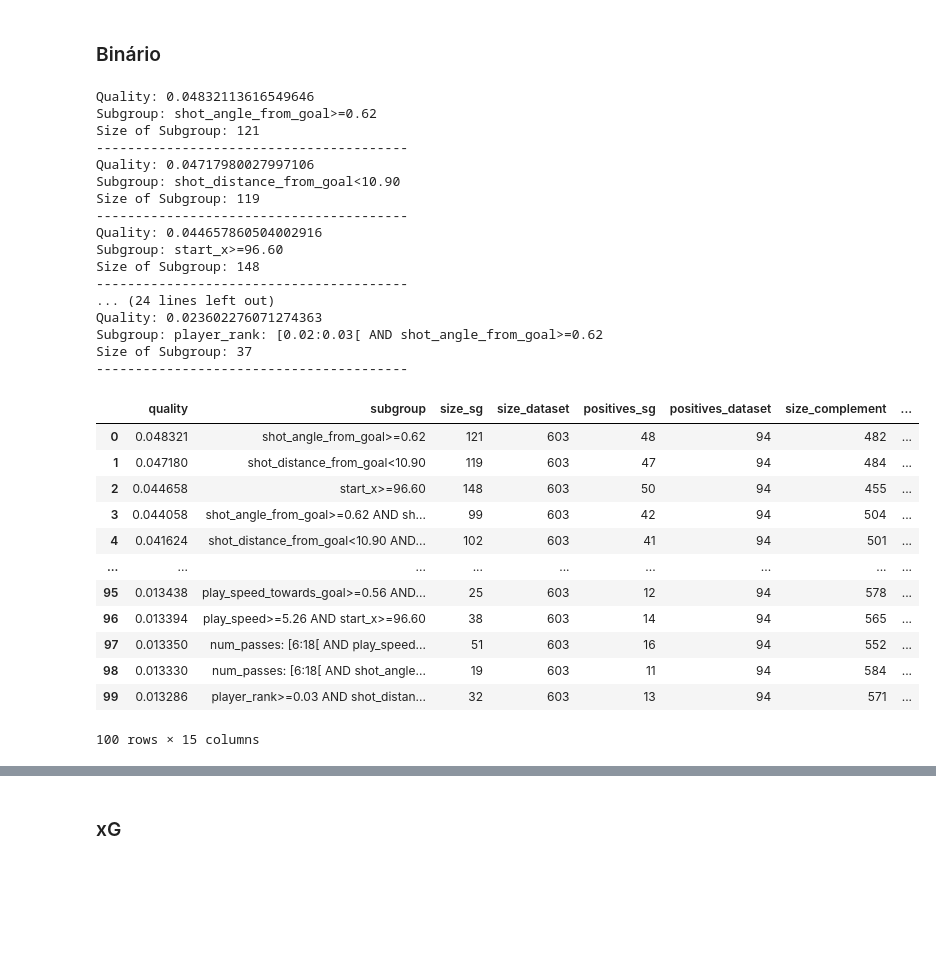
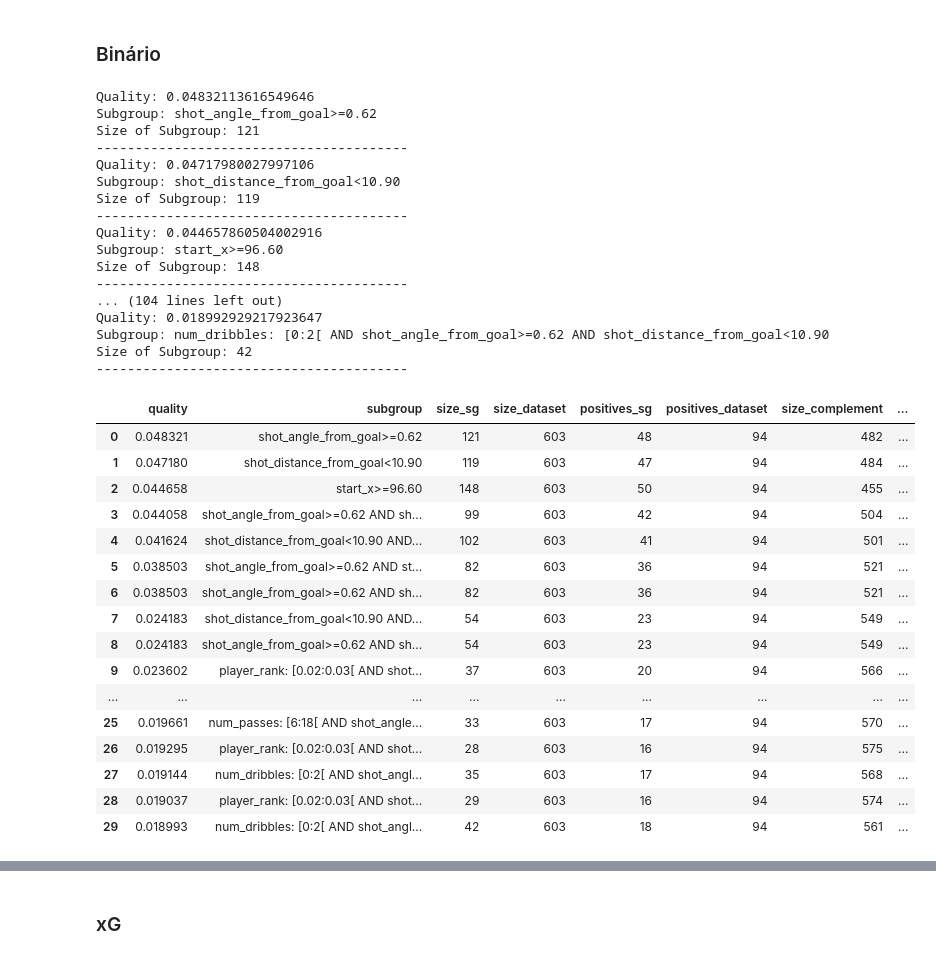
Before and after one commit to lframosferreira/projeto-ad, a Jupyter notebook: notebooks/subgroup_discovery_analysis.ipynb, the cells around one changed output, grey strips where cells are left out. Cells and saved outputs as stored; diff of their text form; code cells hidden in the pictures; blank space fills up the shorter version.

Commit message:
Finalizando parte dos resultados

```diff
--- a/notebooks/subgroup_discovery_analysis.ipynb
+++ b/notebooks/subgroup_discovery_analysis.ipynb
@@ -1421,7 +1421,7 @@ search_algorithm = ps.BeamSearch(250)
 result = search_algorithm.execute(task)
 
 # Exibir os resultados
-for sg_result in result.to_dataframe().head(10).itertuples(index=False):
+for sg_result in result.to_dataframe().head(30).itertuples(index=False):
     print(f"Quality: {sg_result.quality}")
     print(f"Subgroup: {sg_result.subgroup}")
     print(f"Size of Subgroup: {sg_result.size_sg}")
@@ -1432,45 +1432,49 @@ for sg_result in result.to_dataframe().head(10).itertuples(index=False):
     # print(f"Relative Size of Subgroup: {sg_result.relative_size_sg}")
     # print(f"Relative Size of Complement: {sg_result.relative_size_complement}")
     # print(f"Coverage of Subgroup: {sg_result.coverage_sg}")
     # print(f"Coverage of Complement: {sg_result.coverage_complement}")
     # print(f"Target Share in Subgroup: {sg_result.target_share_sg}")
     # print(f"Target Share in Complement: {sg_result.target_share_complement}")
     # print(f"Target Share in Dataset: {sg_result.target_share_dataset}")
     # print(f"Lift: {sg_result.lift}")
     print("-" * 40)
 
-result.to_dataframe()
+result.to_dataframe().head(30)
 # %% [output]
 Quality: 0.04832113616549646
 Subgroup: shot_angle_from_goal>=0.62
 Size of Subgroup: 121
 ----------------------------------------
 Quality: 0.04717980027997106
 Subgroup: shot_distance_from_goal<10.90
 Size of Subgroup: 119
 ----------------------------------------
 Quality: 0.044657860504002916
 Subgroup: start_x>=96.60
 Size of Subgroup: 148
 ----------------------------------------
-... (24 lines left out)
-Quality: 0.023602276071274363
-Subgroup: player_rank: [0.02:0.03[ AND shot_angle_from_goal>=0.62
-Size of Subgroup: 37
+... (104 lines left out)
+Quality: 0.018992929217923647
+Subgroup: num_dribbles: [0:2[ AND shot_angle_from_goal>=0.62 AND shot_distance_from_goal<10.90
+Size of Subgroup: 42
 ----------------------------------------
 |  | quality | subgroup | size_sg | size_dataset | positives_sg | positives_dataset | size_complement | ... |
 | 0 | 0.048321 | shot_angle_from_goal>=0.62 | 121 | 603 | 48 | 94 | 482 | ... |
 | 1 | 0.047180 | shot_distance_from_goal<10.90 | 119 | 603 | 47 | 94 | 484 | ... |
 | 2 | 0.044658 | start_x>=96.60 | 148 | 603 | 50 | 94 | 455 | ... |
 | 3 | 0.044058 | shot_angle_from_goal>=0.62 AND sh... | 99 | 603 | 42 | 94 | 504 | ... |
 | 4 | 0.041624 | shot_distance_from_goal<10.90 AND... | 102 | 603 | 41 | 94 | 501 | ... |
+| 5 | 0.038503 | shot_angle_from_goal>=0.62 AND st... | 82 | 603 | 36 | 94 | 521 | ... |
+| 6 | 0.038503 | shot_angle_from_goal>=0.62 AND sh... | 82 | 603 | 36 | 94 | 521 | ... |
+| 7 | 0.024183 | shot_distance_from_goal<10.90 AND... | 54 | 603 | 23 | 94 | 549 | ... |
+| 8 | 0.024183 | shot_angle_from_goal>=0.62 AND sh... | 54 | 603 | 23 | 94 | 549 | ... |
+| 9 | 0.023602 | player_rank: [0.02:0.03[ AND shot... | 37 | 603 | 20 | 94 | 566 | ... |
 | ... | ... | ... | ... | ... | ... | ... | ... | ... |
-| 95 | 0.013438 | play_speed_towards_goal>=0.56 AND... | 25 | 603 | 12 | 94 | 578 | ... |
-| 96 | 0.013394 | play_speed>=5.26 AND start_x>=96.60 | 38 | 603 | 14 | 94 | 565 | ... |
-| 97 | 0.013350 | num_passes: [6:18[ AND play_speed... | 51 | 603 | 16 | 94 | 552 | ... |
-| 98 | 0.013330 | num_passes: [6:18[ AND shot_angle... | 19 | 603 | 11 | 94 | 584 | ... |
-| 99 | 0.013286 | player_rank>=0.03 AND shot_distan... | 32 | 603 | 13 | 94 | 571 | ... |
+| 25 | 0.019661 | num_passes: [6:18[ AND shot_angle... | 33 | 603 | 17 | 94 | 570 | ... |
+| 26 | 0.019295 | player_rank: [0.02:0.03[ AND shot... | 28 | 603 | 16 | 94 | 575 | ... |
+| 27 | 0.019144 | num_dribbles: [0:2[ AND shot_angl... | 35 | 603 | 17 | 94 | 568 | ... |
+| 28 | 0.019037 | player_rank: [0.02:0.03[ AND shot... | 29 | 603 | 16 | 94 | 574 | ... |
+| 29 | 0.018993 | num_dribbles: [0:2[ AND shot_angl... | 42 | 603 | 18 | 94 | 561 | ... |
-100 rows × 15 columns
 # %%
 show_coverage(result, MC_shots_df_cp)
 # %% [output]
```
Also changed, not shown: parts of 9 cells of this notebook, 4 other files.
